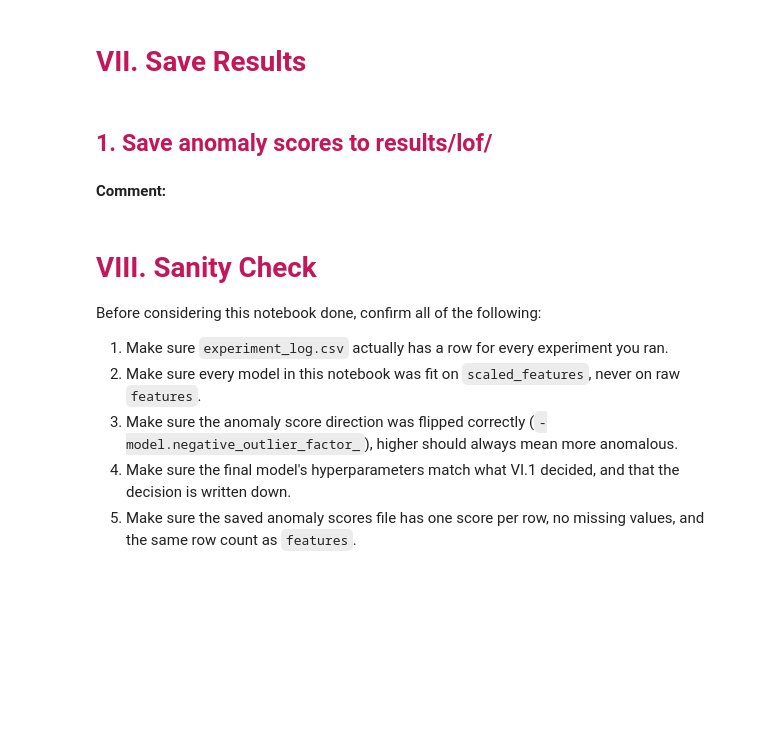
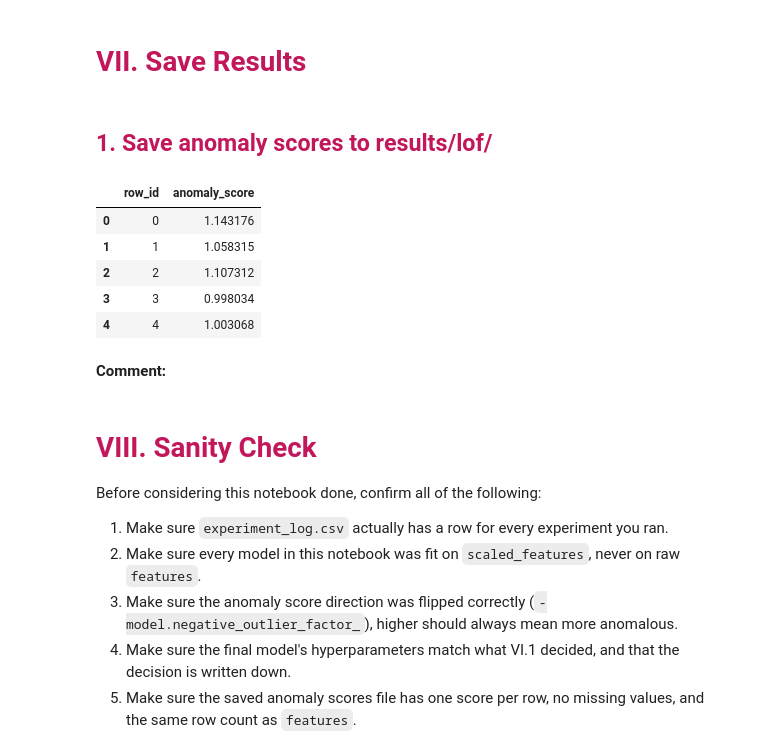
Before and after one commit to Nafisatibrahim/Unsupervised-fraud-detection-the-outliers, a Jupyter notebook: notebooks/04-lof.ipynb, the cells around one changed output. Drawn from its saved outputs; the diff is of its cells as text; code cells hidden in the pictures; blank space fills up the shorter version.

```diff
--- a/notebooks/04-lof.ipynb
+++ b/notebooks/04-lof.ipynb
@@ -630,8 +670,31 @@ anomaly_score = - baseline_model.negative_outlier_factor_
 # %%
 # Save the final anomaly scores to results/lof/
 # Example: a DataFrame with a row identifier and anomaly_score, saved with
 # .to_parquet()
 # Goal: a single source of LOF's output that 05-evaluation.ipynb loads from.
+
+# Put the final model's score next to each transaction's row number
+scores_df = pd.DataFrame({
+    "row_id": scaled_features.index,          # original row order from 01 (0 to 590,539)
+    "anomaly_score": final_anomaly_score,     # higher = more anomalous
+})
+
+# Save to results/lof/
+SCORES_PATH = os.path.join(RESULTS_DIR, "anomaly_scores.parquet")
+scores_df.to_parquet(SCORES_PATH, index=False)
+
+# Reload and check it saved correctly (covers VIII checklist item 5)
+saved = pd.read_parquet(SCORES_PATH)
+display(saved.head())
+assert len(saved) == len(features), "saved scores don't cover every transaction"
+assert saved["anomaly_score"].isnull().sum() == 0, "saved scores contain missing values"
+# %% [output]
+|  | row_id | anomaly_score |
+| 0 | 0 | 1.143176 |
+| 1 | 1 | 1.058315 |
+| 2 | 2 | 1.107312 |
+| 3 | 3 | 0.998034 |
+| 4 | 4 | 1.003068 |
 # %% [markdown]
 **Comment:**
 # %% [markdown]
```
Also changed, not shown: parts of 19 cells of this notebook.
